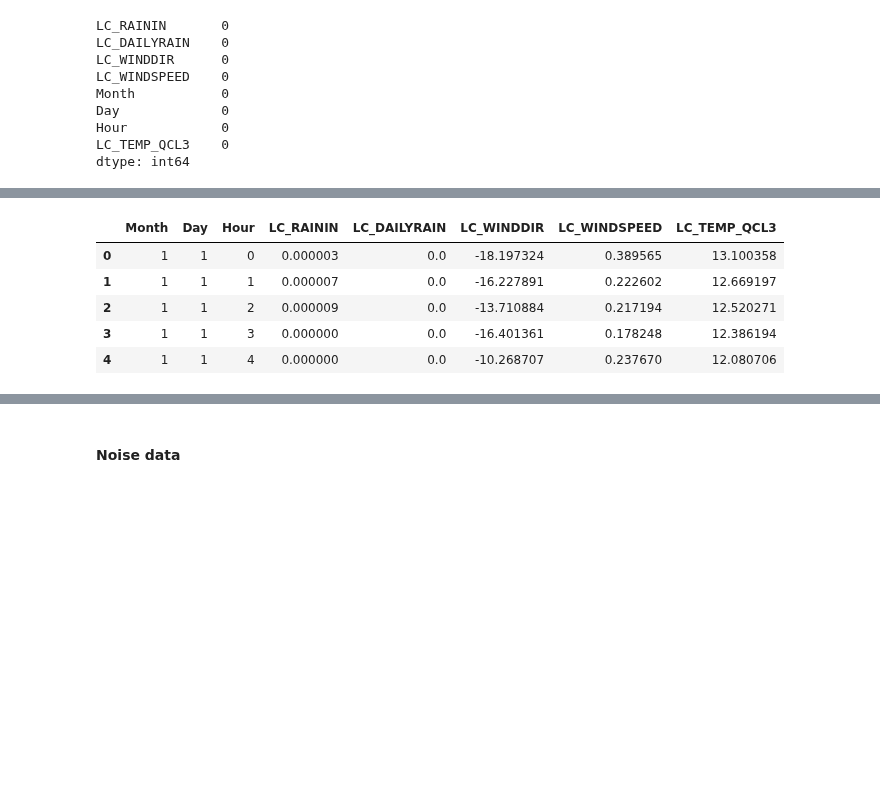
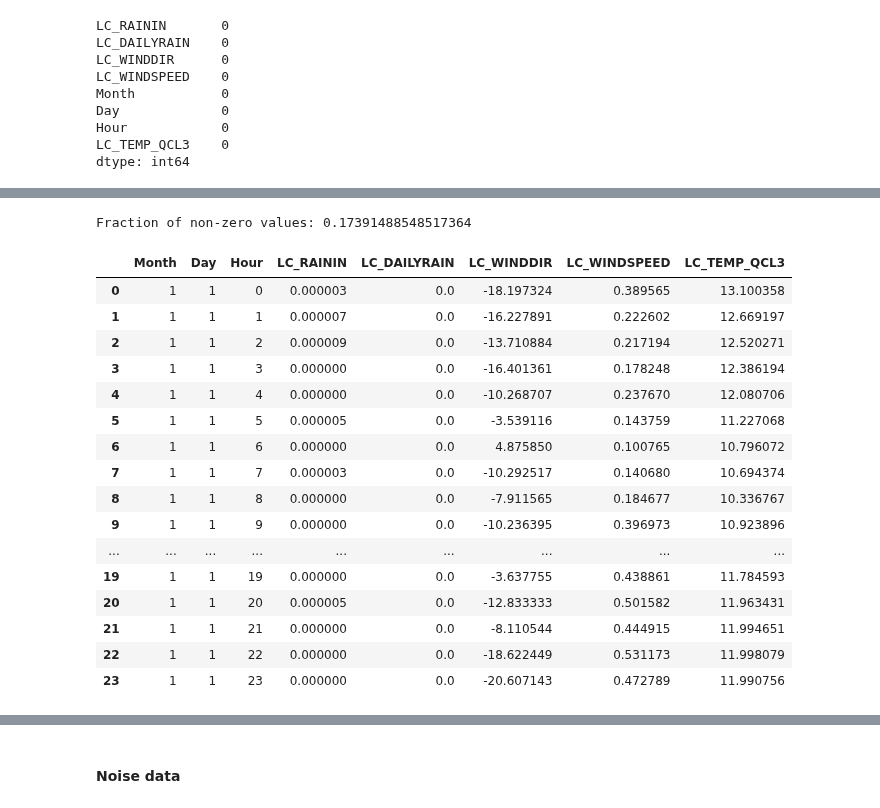
Before and after one commit to lennertvanh/MDA-Georgia, a Jupyter notebook: Preprocessing.ipynb, the cells around one changed output, grey strips where cells are left out. Drawn from its saved outputs; the diff is of its cells as text; code cells hidden in the pictures; blank space fills up the shorter version.

Commit message:
preprocessing weather, something wrong with dailyrain variable

```diff
--- a/Preprocessing.ipynb
+++ b/Preprocessing.ipynb
@@ -71,29 +86,48 @@ dtype: int64
+# %%
+# Count the number of non-zero values in the 'LC_DAILYRAIN' column
+nonzero_count = np.count_nonzero(meteo_combined_df['LC_DAILYRAIN'])
+
+# Display the fraction of non-zero values
+print("Fraction of non-zero values:", nonzero_count/len(meteo_combined_df))
+# %% [output]
+Fraction of non-zero values: 0.17391488548517364
 # %%
 # Create dataframe per hour
 
 # Specify the aggregation function for each column
   # for LC_DAILYRAIN we take the last value because it's cumulative, for other columns the mean
 aggregations = {
     col: (lambda x: x.iloc[-1]) if col == 'LC_DAILYRAIN' else 'mean'
     for col in meteo_combined_df.columns
 }
 
 # Perform the groupby aggregation
 meteo_per_hour = meteo_combined_df.groupby(['Month', 'Day', 'Hour']).agg(aggregations)
 
 # Reset the index (also rename the duplicate columnnames to avoid error)
 meteo_per_hour = meteo_per_hour.rename(columns={'Hour': 'Hour_', 'Day': 'Day_', 'Month': 'Month_'}).reset_index()
 
 # Drop duplicate columns in the resulting dataFrame
 meteo_per_hour = meteo_per_hour.drop(['Hour_', 'Day_', 'Month_'], axis=1)
-meteo_per_hour.head()
+meteo_per_hour.head(24)
 # %% [output]
 |  | Month | Day | Hour | LC_RAININ | LC_DAILYRAIN | LC_WINDDIR | LC_WINDSPEED | LC_TEMP_QCL3 |
 | 0 | 1 | 1 | 0 | 0.000003 | 0.0 | -18.197324 | 0.389565 | 13.100358 |
 | 1 | 1 | 1 | 1 | 0.000007 | 0.0 | -16.227891 | 0.222602 | 12.669197 |
 | 2 | 1 | 1 | 2 | 0.000009 | 0.0 | -13.710884 | 0.217194 | 12.520271 |
 | 3 | 1 | 1 | 3 | 0.000000 | 0.0 | -16.401361 | 0.178248 | 12.386194 |
 | 4 | 1 | 1 | 4 | 0.000000 | 0.0 | -10.268707 | 0.237670 | 12.080706 |
+| 5 | 1 | 1 | 5 | 0.000005 | 0.0 | -3.539116 | 0.143759 | 11.227068 |
+| 6 | 1 | 1 | 6 | 0.000000 | 0.0 | 4.875850 | 0.100765 | 10.796072 |
+| 7 | 1 | 1 | 7 | 0.000003 | 0.0 | -10.292517 | 0.140680 | 10.694374 |
+| 8 | 1 | 1 | 8 | 0.000000 | 0.0 | -7.911565 | 0.184677 | 10.336767 |
+| 9 | 1 | 1 | 9 | 0.000000 | 0.0 | -10.236395 | 0.396973 | 10.923896 |
+| ... | ... | ... | ... | ... | ... | ... | ... | ... |
+| 19 | 1 | 1 | 19 | 0.000000 | 0.0 | -3.637755 | 0.438861 | 11.784593 |
+| 20 | 1 | 1 | 20 | 0.000005 | 0.0 | -12.833333 | 0.501582 | 11.963431 |
+| 21 | 1 | 1 | 21 | 0.000000 | 0.0 | -8.110544 | 0.444915 | 11.994651 |
+| 22 | 1 | 1 | 22 | 0.000000 | 0.0 | -18.622449 | 0.531173 | 11.998079 |
+| 23 | 1 | 1 | 23 | 0.000000 | 0.0 | -20.607143 | 0.472789 | 11.990756 |
 # %%
 # Create dataframe per day
 
```
Also changed, not shown: parts of 4 cells of this notebook.
